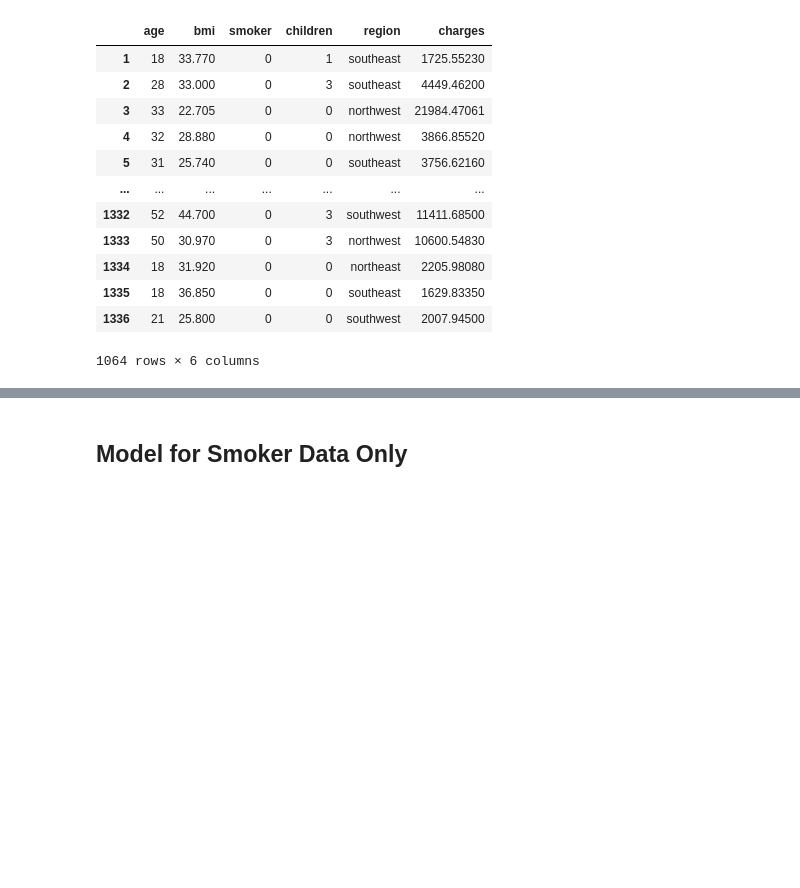
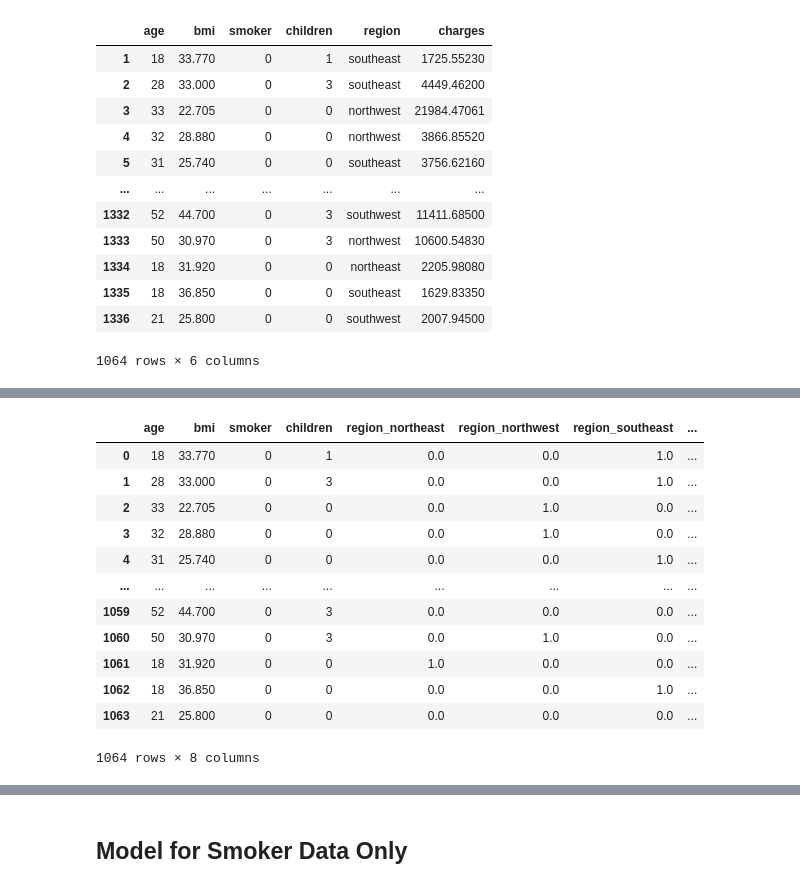
Before and after one commit to Dansah2/Dansah2_LinearRegression_4GeeksProject, a Jupyter notebook: src/explore.ipynb, the cells around one changed output, grey strips where cells are left out. Drawn from its saved outputs; the diff is of its cells as text; code cells hidden in the pictures; blank space fills up the shorter version.

Commit message:
non_smoker_model complete

```diff
--- a/src/explore.ipynb
+++ b/src/explore.ipynb
@@ -361,0 +359,11 @@ y_non_smoker = non_smoker_model_data['charges']
+# %%
+# one hot encode the 'region' column
+one_hot = OneHotEncoder(sparse_output=False)
+
+one_hot_smoker_region = one_hot.fit_transform(non_smoker_model_data[['region']])
+one_hot_smoker_region_df = pd.DataFrame(one_hot_smoker_region, columns=one_hot.get_feature_names_out(['region']))
+non_smoker_model_data = non_smoker_model_data.reset_index(drop=True)
+one_hot_smoker_region_df = one_hot_smoker_region_df.reset_index(drop=True)
+non_smoker_model_data = pd.concat([non_smoker_model_data.drop(columns=['region']), one_hot_smoker_region_df], axis=1)
+
+non_smoker_model_data
@@ -361,0 +384,19 @@ y_non_smoker = non_smoker_model_data['charges']
+# %%
+X_non_smoker = non_smoker_model_data.drop('charges', axis=1)
+y_non_smoker = non_smoker_model_data['charges']
+# %%
+X_non_smoker
+# %% [output]
+|  | age | bmi | smoker | children | region_northeast | region_northwest | region_southeast | ... |
+| 0 | 18 | 33.770 | 0 | 1 | 0.0 | 0.0 | 1.0 | ... |
+| 1 | 28 | 33.000 | 0 | 3 | 0.0 | 0.0 | 1.0 | ... |
+| 2 | 33 | 22.705 | 0 | 0 | 0.0 | 1.0 | 0.0 | ... |
+| 3 | 32 | 28.880 | 0 | 0 | 0.0 | 1.0 | 0.0 | ... |
+| 4 | 31 | 25.740 | 0 | 0 | 0.0 | 0.0 | 1.0 | ... |
+| ... | ... | ... | ... | ... | ... | ... | ... | ... |
+| 1059 | 52 | 44.700 | 0 | 3 | 0.0 | 0.0 | 0.0 | ... |
+| 1060 | 50 | 30.970 | 0 | 3 | 0.0 | 1.0 | 0.0 | ... |
+| 1061 | 18 | 31.920 | 0 | 0 | 1.0 | 0.0 | 0.0 | ... |
+| 1062 | 18 | 36.850 | 0 | 0 | 0.0 | 0.0 | 1.0 | ... |
+| 1063 | 21 | 25.800 | 0 | 0 | 0.0 | 0.0 | 0.0 | ... |
+1064 rows × 8 columns
```
Also changed, not shown: parts of 11 cells of this notebook.
